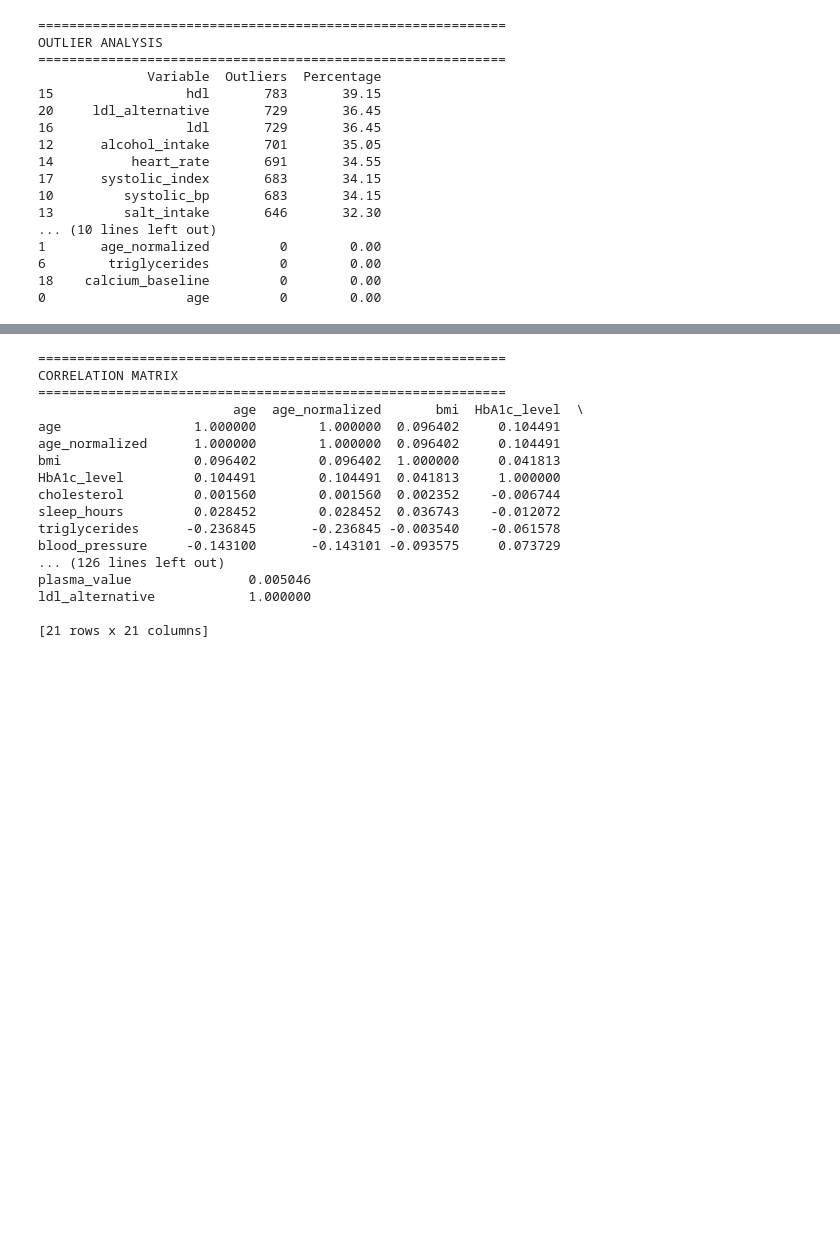
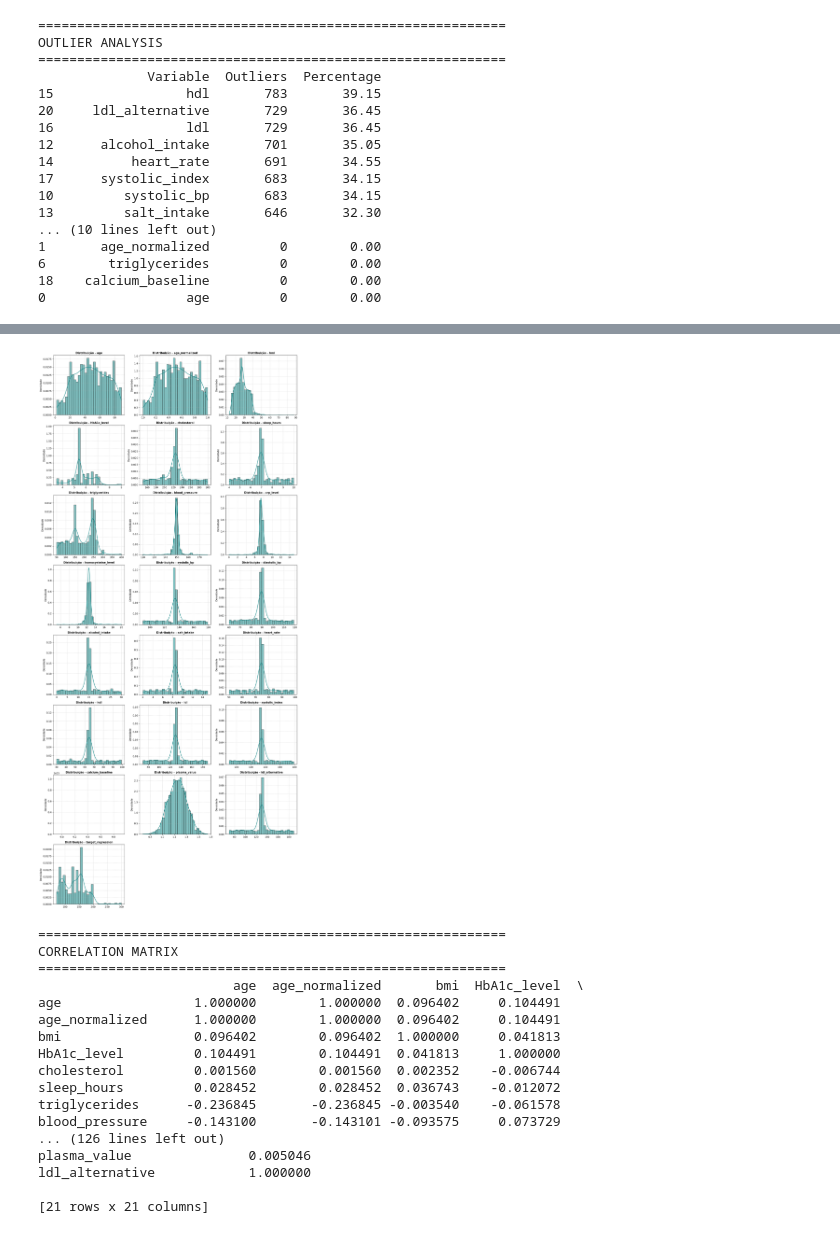
Before and after one commit to GabrielaRibeiroISEP/APRAU, a Jupyter notebook: task1.ipynb, the cells around one changed output, grey strips where cells are left out. Drawn from its saved outputs; the diff is of its cells as text; code cells hidden in the pictures; blank space fills up the shorter version.

```diff
--- a/task1.ipynb
+++ b/task1.ipynb
@@ -422,3 +479,51 @@ OUTLIER ANALYSIS
+# %%
+import math
+import matplotlib.pyplot as plt
+import seaborn as sns
+
+# ============================================================
+# 10.2 DISTRIBUTION ANALYSIS - HISTOGRAMS + KDE
+# ============================================================
+
+# Configuração da grelha de subplots
+n_cols = 3  # Número de colunas
+n_vars = len(numeric_cols)
+n_rows = math.ceil(n_vars / n_cols)
+
+# Criação da figura
+fig, axes = plt.subplots(n_rows, n_cols, figsize=(n_cols * 5, n_rows * 4))
+
+# Ajuste do formato do eixos
+if n_vars == 1:
+    axes = [axes]
+else:
+    axes = axes.flatten()
+
+# Plot dos histogramas com curva de densidade (KDE)
+for i, col in enumerate(numeric_cols):
+    sns.histplot(
+        df[col],
+        kde=True,
+        ax=axes[i],
+        color="teal",
+        bins=30,
+        stat="density",  # Permite comparar a curva KDE ajustada
+    )
+    axes[i].set_title(
+        f"Distribuição - {col}", fontsize=11, fontweight="bold"
+    )
+    axes[i].set_xlabel("")
+    axes[i].set_ylabel("Densidade")
+    axes[i].grid(True, linestyle="--", alpha=0.5)
+
+# Ocultar eixos não utilizados
+for j in range(i + 1, len(axes)):
+    fig.delaxes(axes[j])
+
+plt.tight_layout()
+plt.show()
+# %% [output]
+[figure, added]
 # %%
 # ============================================================
 # 11. CORRELATION MATRIX
```
Also changed, not shown: parts of 24 cells of this notebook, 1 other file.
